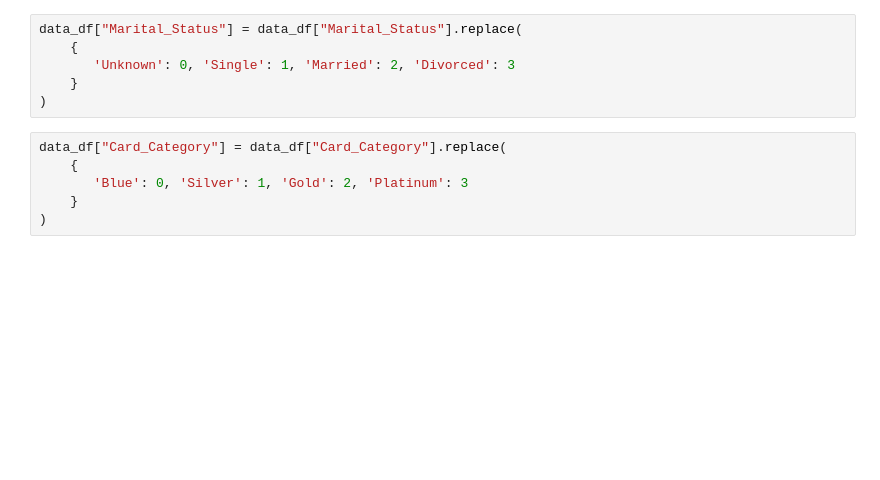
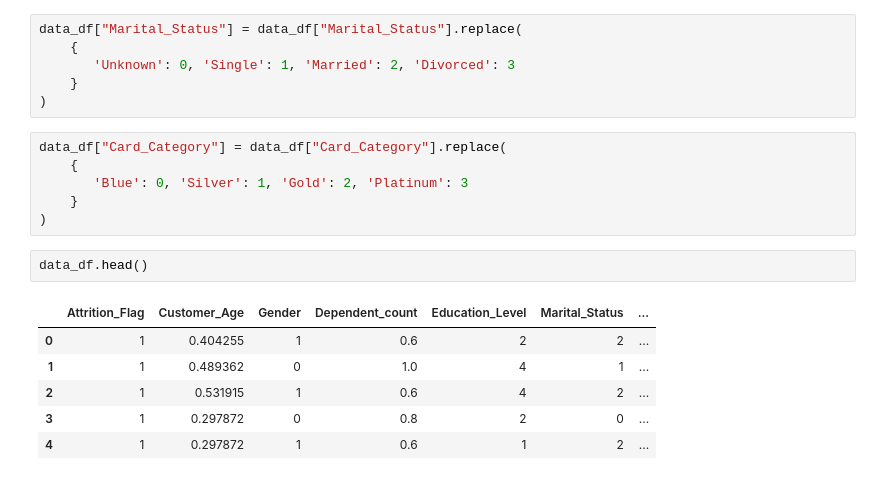
Before and after one commit to Msdot001/Customer-Churn-Prediction, a Jupyter notebook: Preprocess/preprocess.ipynb, the cells around one changed output. Saved outputs shown, nothing was run; the diff lists cells and outputs as text; blank space fills up the shorter version.

```diff
--- a/Preprocess/preprocess.ipynb
+++ b/Preprocess/preprocess.ipynb
@@ -294,3 +293,12 @@ data_df["Card_Category"] = data_df["Card_Category"].replace(
        'Blue': 0, 'Silver': 1, 'Gold': 2, 'Platinum': 3
     }
 )
+# %%
+data_df.head()
+# %% [output]
+|  | Attrition_Flag | Customer_Age | Gender | Dependent_count | Education_Level | Marital_Status | ... |
+| 0 | 1 | 0.404255 | 1 | 0.6 | 2 | 2 | ... |
+| 1 | 1 | 0.489362 | 0 | 1.0 | 4 | 1 | ... |
+| 2 | 1 | 0.531915 | 1 | 0.6 | 4 | 2 | ... |
+| 3 | 1 | 0.297872 | 0 | 0.8 | 2 | 0 | ... |
+| 4 | 1 | 0.297872 | 1 | 0.6 | 1 | 2 | ... |
```
Also changed, not shown: parts of 16 cells of this notebook.
